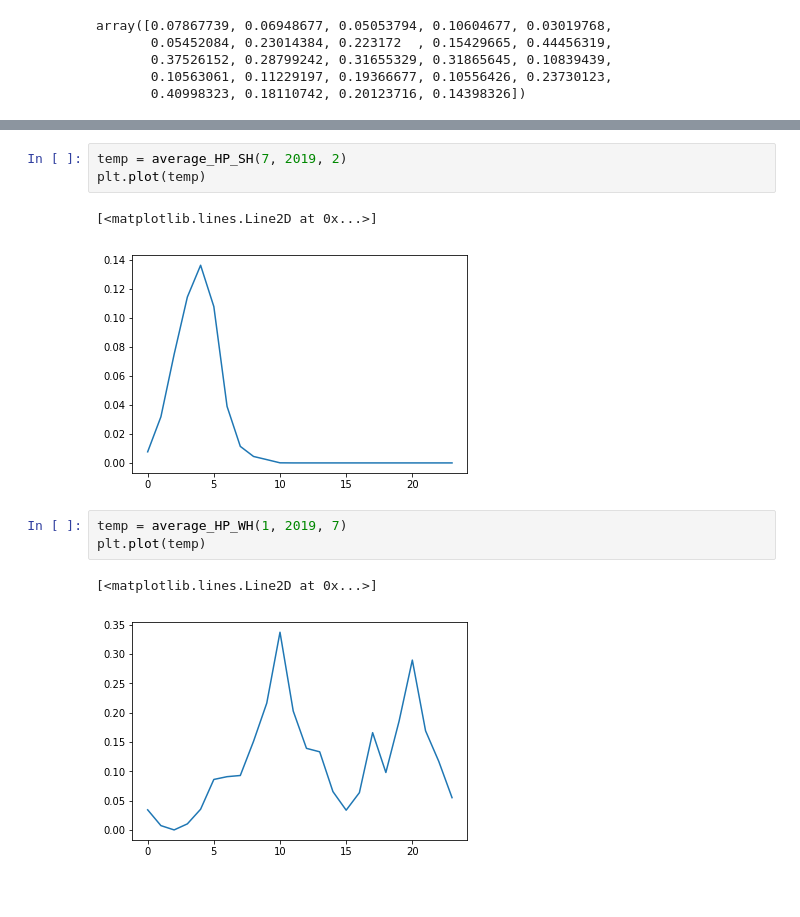
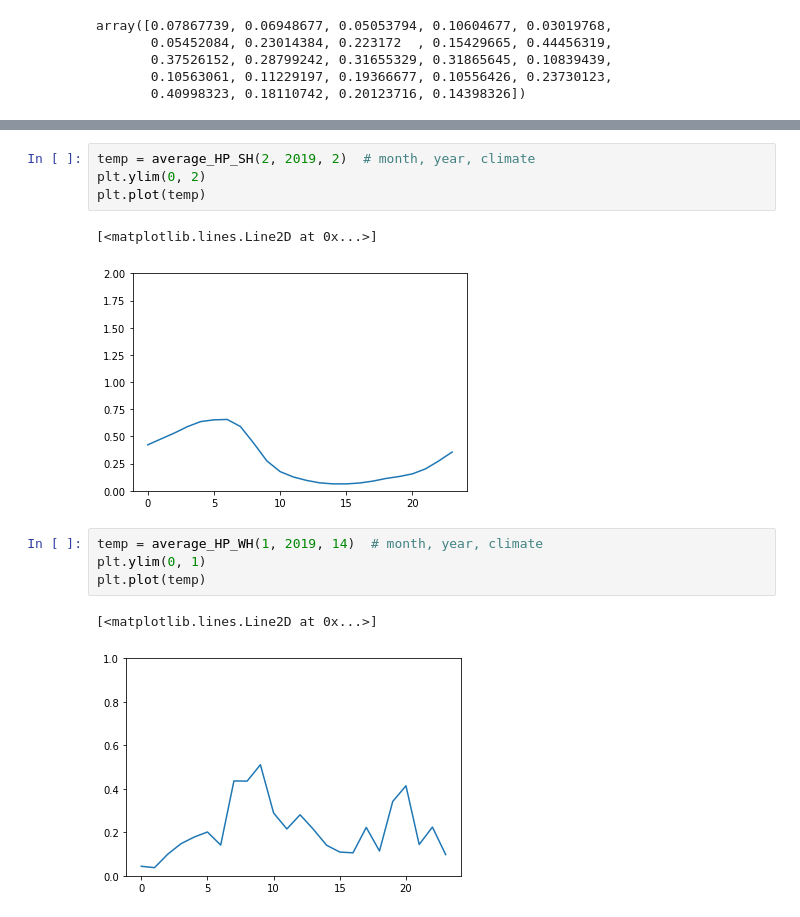
Before and after one commit to BuildingDecarb/URAP_2020, a Jupyter notebook: LoadBalanceGraphing.ipynb, the cells around one changed output, grey strips where cells are left out. Saved outputs shown, nothing was run; the diff lists cells and outputs as text.

```diff
--- a/LoadBalanceGraphing.ipynb
+++ b/LoadBalanceGraphing.ipynb
@@ -114,13 +236,15 @@ array([0.49319121, 0.5404939 , 0.58024375, 0.62854391, 0.63583054,
 # %%
-temp = average_HP_SH(7, 2019, 2)
+temp = average_HP_SH(2, 2019, 2)  # month, year, climate
+plt.ylim(0, 2)
 plt.plot(temp)
 # %% [output]
 [<matplotlib.lines.Line2D at 0x...>]
-[figure, old version]
+[figure, new version]
 # %%
-temp = average_HP_WH(1, 2019, 7)
+temp = average_HP_WH(1, 2019, 14)  # month, year, climate
+plt.ylim(0, 1)
 plt.plot(temp)
 # %% [output]
 [<matplotlib.lines.Line2D at 0x...>]
-[figure, old version]
+[figure, new version]
 # %%
```
Also changed, not shown: parts of 12 cells of this notebook.
